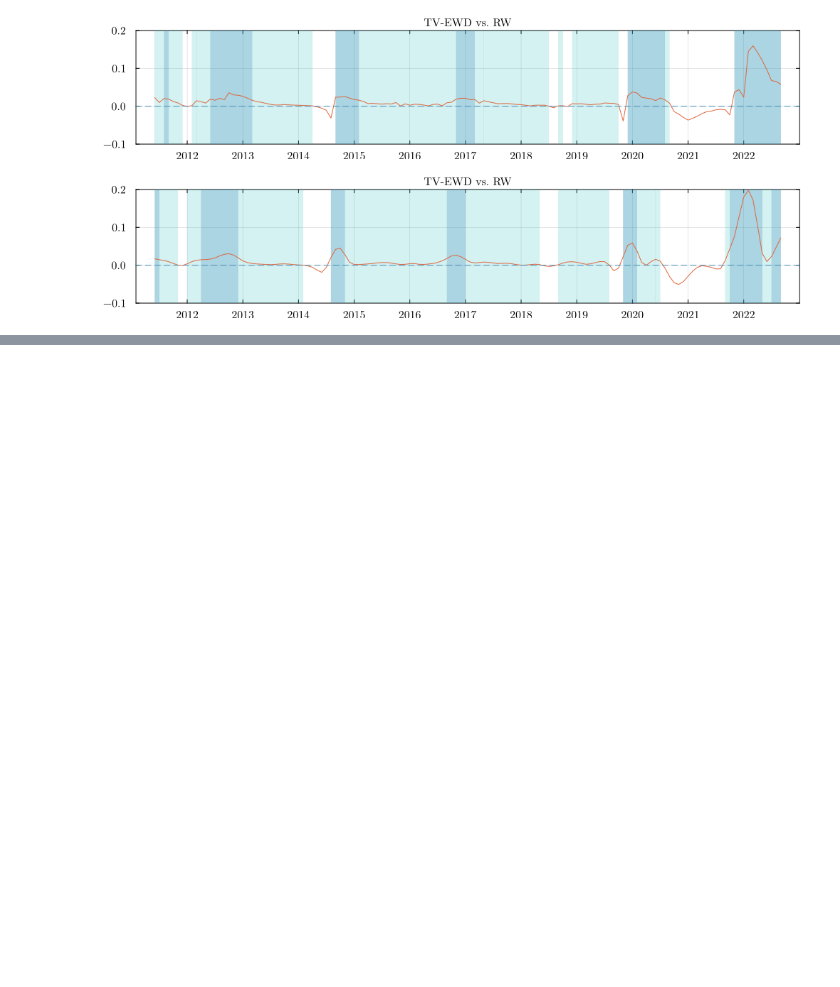
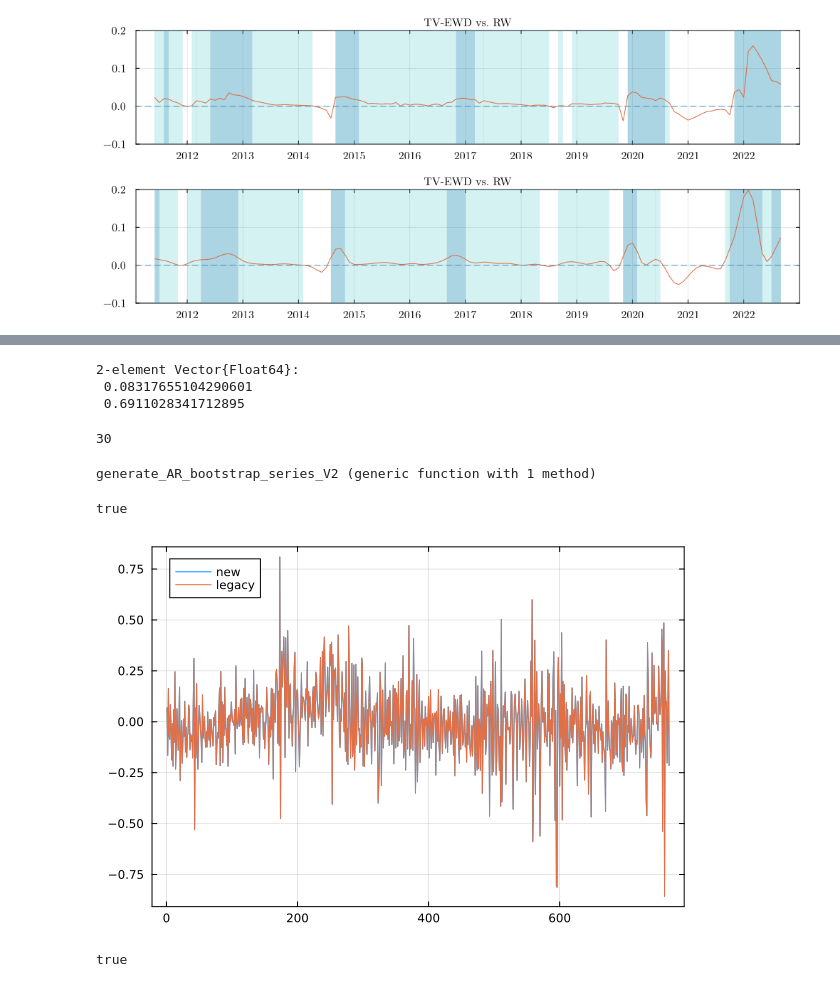
Before and after one commit to barunik/tvPersistence.jl, a Jupyter notebook: inflation_pockets_replication_testing.ipynb, the cells around one changed output, grey strips where cells are left out. Drawn from its saved outputs; the diff is of its cells as text; code cells hidden in the pictures; blank space fills up the shorter version.

```diff
--- a/inflation_pockets_replication_testing.ipynb
+++ b/inflation_pockets_replication_testing.ipynb
@@ -261,0 +469,56 @@ plot!(p1, ylim=(-0.1, 0.2))
+# %%
+data = CSV.read("PCEpi.csv", DataFrame)
+data = data[:,1] .* 100;
+# %%
+coeffs_new, _, residuals_new = fit_ar_model(data, 1)
+coeffs_new
+# %% [output]
+2-element Vector{Float64}:
+ 0.08317655104290601
+ 0.6911028341712895
+# %%
+using Random
+Random.seed!(1)
+B = 30
+# %% [output]
+30
+# %%
+function generate_AR_bootstrap_series_V2(series::Vector{Float64},
+                                      residuals::Vector{Float64},
+                                      AR_coefficients::Vector{Float64},
+                                      AR_order::Int;
+                                      burn_in_size::Int = 0)
+
+    # 0) sanity
+    @assert length(AR_coefficients) == AR_order + 1 "coef vector must be [intercept, φ₁:φₚ]"
+
+    T = length(series)
+
+    # 1) contiguous initial state (p lags)
+    start = rand(AR_order:T)
+    init_state = copy(series[start-AR_order+1:start])  # length p
+
+    # 2) total steps to produce after the seed, including burn-in
+    steps = T + burn_in_size
+
+    # allocate: seed p + steps values
+    simulated_series = Vector{Float64}(undef, AR_order + steps)
+    simulated_series[1:AR_order] = init_state
+
+    # 3) resample residuals with replacement (same as legacy after scaling math)
+    sampled_errors = rand(residuals, steps)
+
+    # 4) iterate forward; write to the *current* index
+    # current index runs from AR_order+1 .. AR_order+steps
+    for t = AR_order+1 : AR_order+steps
+        # lags: x_{t-1}, x_{t-2}, ..., x_{t-p}
+        lags = @view simulated_series[t .- (1:AR_order)]
+        simulated_series[t] = AR_coefficients[1] + dot(AR_coefficients[2:end], lags) + sampled_errors[t-AR_order]
+    end
+
+    # 5) drop the burn-in and the initial seed; keep the last T values
+    out = simulated_series[AR_order + burn_in_size + 1 : AR_order + burn_in_size + T]
+    return out
+end
+# %% [output]
+generate_AR_bootstrap_series_V2 (generic function with 1 method)
@@ -261,0 +533,22 @@ plot!(p1, ylim=(-0.1, 0.2))
+# %%
+# Legacy implementaion
+dependent = data;
+T= length(data)
+X = dependent
+T -= 1
+
+# Simple OLS to obtain fitted predictive regression residuals
+gamma0 = hcat(ones(T), X[1:end-1]) \ X[2:end]
+
+eHatR = X[2:end] .- (hcat(ones(T), X[1:end-1, :]) * gamma0);
+uHatR = eHatR ./ std(eHatR); #OK
+# %%
+round.(coeffs_new; digits = 10) == round.(gamma0; digits = 10)
+# %% [output]
+true
+# %%
+display(plot([eHatR residuals_new], label=["new" "legacy"],frame=:box))
+round.(eHatR; digits = 10) == round.(residuals_new; digits = 10)
+# %% [output]
+[figure, added]
+true
```
Also changed, not shown: parts of 18 cells of this notebook, 4 other files.
